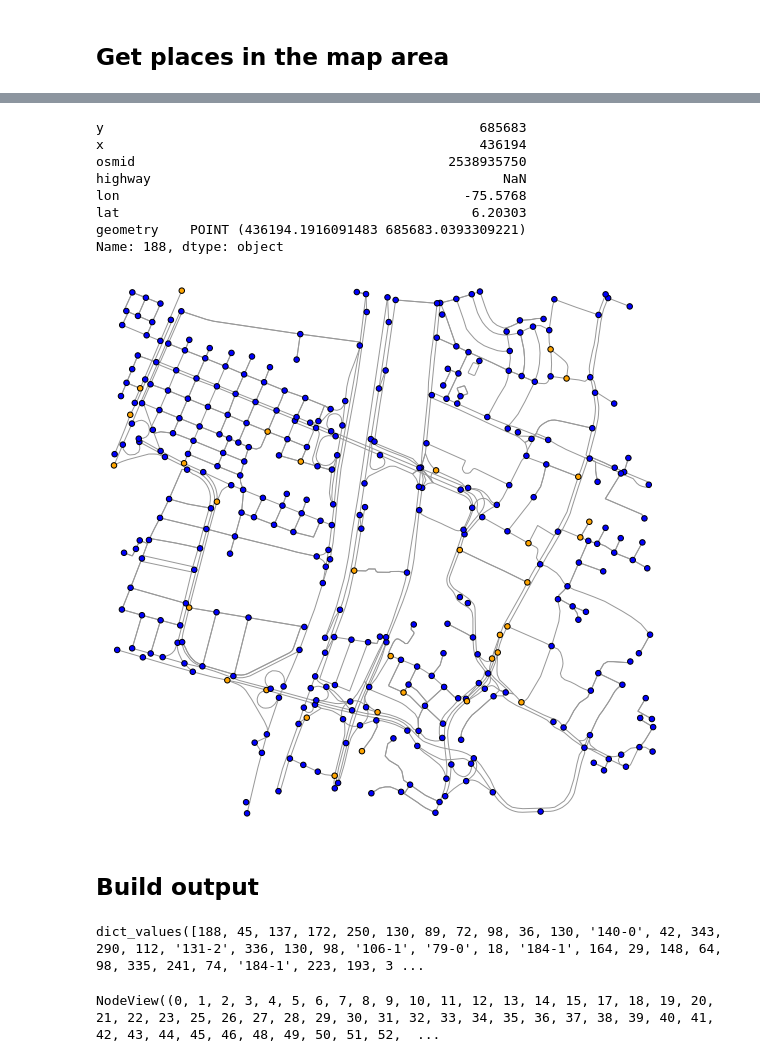
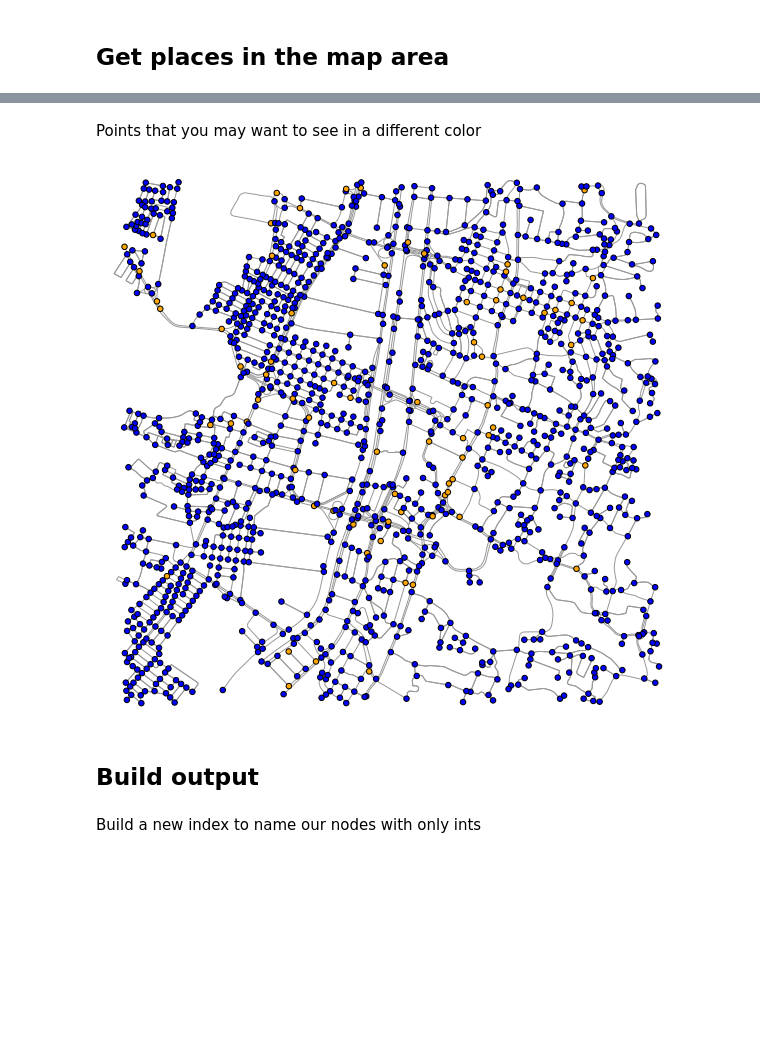
Before and after one commit to TheBaxes/medellin-covid-simulation, a Jupyter notebook: parallel-computing-final-project.ipynb, the cells around one changed output, grey strips where cells are left out. Saved outputs shown, nothing was run; the diff lists cells and outputs as text; code cells hidden in the pictures; blank space fills up the shorter version.

```diff
--- a/parallel-computing-final-project.ipynb
+++ b/parallel-computing-final-project.ipynb
@@ -12,7 +13,7 @@ ox.__version__
 address = 'Universidad EAFIT, Carrera 49, La Aguacatala, Comuna 14 - El Poblado, Zona Urbana Medellín, Medellín, Valle de Aburrá, Antioquia, 0500, Colombia'
 #address = "Parque Principal Sabaneta, Sabaneta, Valle de Aburrá, Antioquia, 055450, Colombia"
 #address = "Parque Lleras, El Poblado, Comuna 14 - El Poblado, Zona Urbana Medellín, Medellín, Valle de Aburrá, Antioquia, 0500, Colombia"
-G = ox.graph_from_address(address, network_type='drive', dist=1000)
+G = ox.graph_from_address(address, network_type='drive', dist=2000)
 G_proj = ox.project_graph(G)
 fig, ax = ox.plot_graph(G_proj, fig_height=10, node_color='green', node_size=30,
                         node_zorder=2, node_edgecolor='k')
@@ -197,22 +151,22 @@ points_of_places
-# %%
-points.loc[188] ## Clinica las vegas
-# %% [output]
-y                                                685683
-x                                                436194
-osmid                                        2538935750
-highway                                             NaN
-lon                                            -75.5768
-lat                                             6.20303
-geometry    POINT (436194.1916091483 685683.0393309221)
-Name: 188, dtype: object
+# %% [markdown]
+Points that you may want to see in a different color
+# %%
+want_to_see = []
 # %%
-nc = ['orange' if k in points_of_places.values() else 'blue' for k in clean_graph.nodes()]
+#nc = ['orange' if k in points_of_places.values() else (if k in want_to_see 'purple' else 'blue') for k in list(points.index)]
+nc = []
+for k in  list(points.index):
+    if k in  points_of_places.values():
+        if k in want_to_see:
+          nc.append('red')
+        else:
+          nc.append('orange')
+    elif k in want_to_see:
+         nc.append('red')
+    else:
+        nc.append('blue')
 fig, ax = ox.plot_graph(clean_graph, fig_height=10, node_color=nc, node_size=30, node_zorder=2, node_edgecolor='k')
 # %% [output]
-[figure, old version]
+[figure, new version]
 # %% [markdown]
 ## Build output
-# %%
-points_of_places.values()
-# %% [output]
-dict_values([188, 45, 137, 172, 250, 130, 89, 72, 98, 36, 130, '140-0', 42, 343, 290, 112, '131-2', 336, 130, 98, '106-1', '79-0', 18, '184-1', 164, 29, 148, 64, 98, 335, 241, 74, '184-1', 223, 193, 3 ...
@@ -221,4 +173,2 @@ newpoints, newways = ox.graph_to_gdfs(clean_graph)
-# %%
-clean_graph.nodes()
-# %% [output]
-NodeView((0, 1, 2, 3, 4, 5, 6, 7, 8, 9, 10, 11, 12, 13, 14, 15, 17, 18, 19, 20, 21, 22, 23, 25, 26, 27, 28, 29, 30, 31, 32, 33, 34, 35, 36, 37, 38, 39, 40, 41, 42, 43, 44, 45, 46, 48, 49, 50, 51, 52,  ...
+# %% [markdown]
+Build a new index to name our nodes with only ints
```
Also changed, not shown: parts of 19 cells of this notebook, 13 other files.
